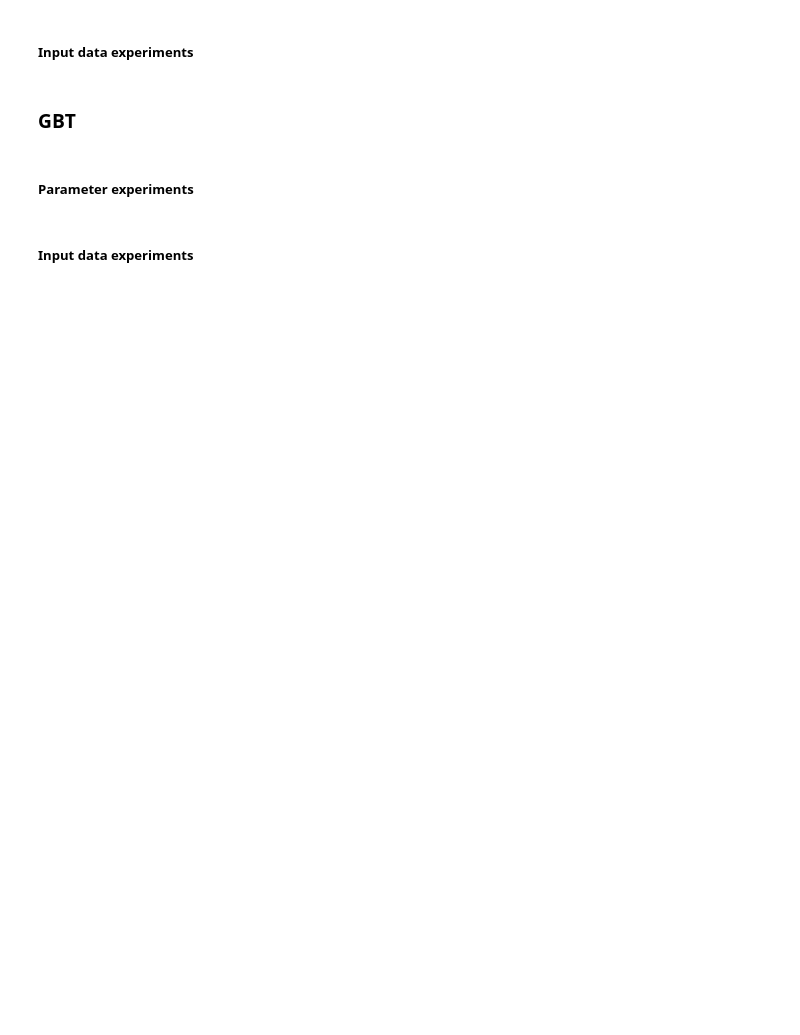
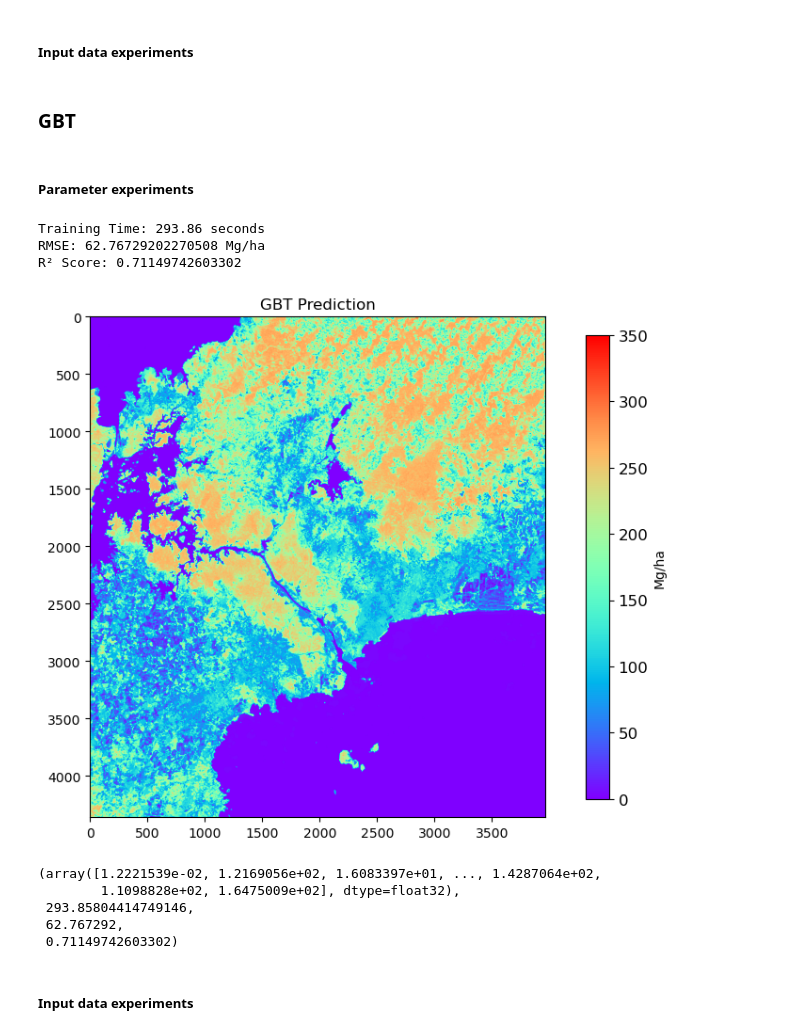
Before and after one commit to annalisefishell/MasterThesis, a Jupyter notebook: panama.ipynb, the cells around one changed output. Saved outputs shown, nothing was run; the diff lists cells and outputs as text; code cells hidden in the pictures; blank space fills up the shorter version.

```diff
--- a/panama.ipynb
+++ b/panama.ipynb
@@ -175,8 +173,8 @@ if EXPERIMENT_RUN == 'all':
 ##### Input data experiments
 # %%
 if EXPERIMENT_RUN != 'all':
-    input_experiment_output_rf = m.parameter_experiments([50], [15], NUM_SIMULATIONS, 'rf', de_X_train, de_y_train, de_X_test,
-                                de_y_test, de_X_2d, de_height, de_width)
+    input_experiment_output_rf = m.parameter_experiments([50], [15], NUM_SIMULATIONS, 'rf', pa_X_train, pa_y_train, pa_X_test,
+                                pa_y_test, pa_X_2d, pa_height, pa_width)
 
     with open('data/output/pa.txt', 'a') as file:
         file.write('RF Input Data Experiments Output (%s):\n' % EXPERIMENT_RUN)
@@ -190,15 +188,25 @@ if EXPERIMENT_RUN != 'all':
 ##### Parameter experiments
 # %%
 if EXPERIMENT_RUN == 'all':
-    gbt_output = m.parameter_experiments(n_estimators, max_tree_depths, NUM_SIMULATIONS, 'gbt', de_X_train, de_y_train, de_X_test,
-                                de_y_test, de_X_2d, de_height, de_width)
+    gbt_output = m.parameter_experiments(n_estimators, max_tree_depths, NUM_SIMULATIONS, 'gbt', pa_X_train, pa_y_train, pa_X_test,
+                                pa_y_test, pa_X_2d, pa_height, pa_width)
 
     with open('data/output/pa.txt', 'a') as file:
         file.write('GBT Parameter Experiments Output:\n')
         file.write(str(gbt_output))
         file.write('\n\n')
 
     del gbt_output
+# %% [output]
+Training Time: 293.86 seconds
+RMSE: 62.76729202270508 Mg/ha
+R² Score: 0.71149742603302
+[figure, added]
+(array([1.2221539e-02, 1.2169056e+02, 1.6083397e+01, ..., 1.4287064e+02,
+        1.1098828e+02, 1.6475009e+02], dtype=float32),
+ 293.85804414749146,
+ 62.767292,
+ 0.71149742603302)
 # %% [markdown]
 ##### Input data experiments
 # %%
```
Also changed, not shown: parts of 7 cells of this notebook, 5 other files.
